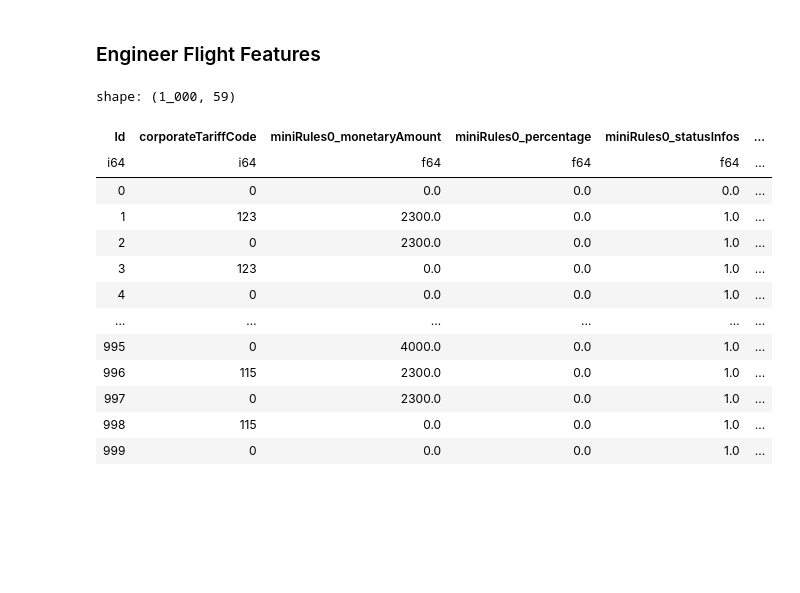
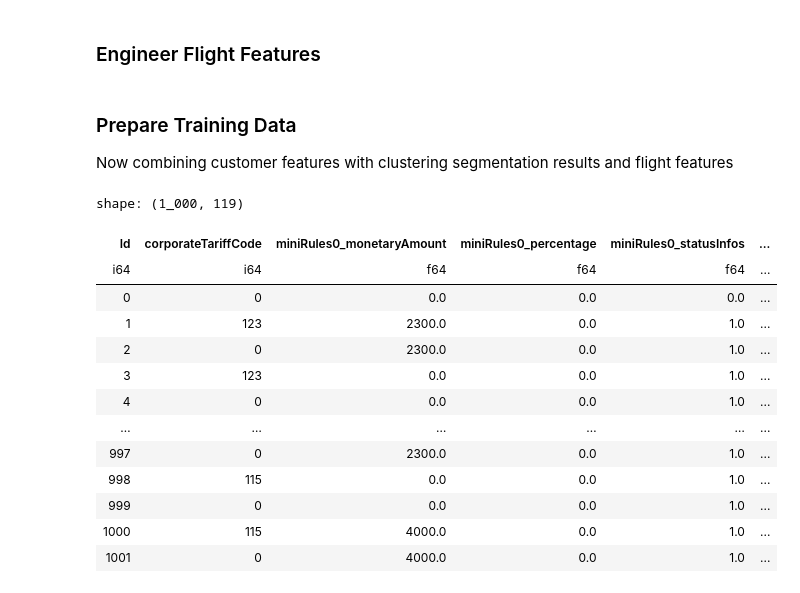
Before and after one commit to jfroggatt/aeroclub_recsys_2025, a Jupyter notebook: customer_approach.ipynb, the cells around one changed output. Drawn from its saved outputs; the diff is of its cells as text; code cells hidden in the pictures; blank space fills up the shorter version.

```diff
--- a/customer_approach.ipynb
+++ b/customer_approach.ipynb
@@ -692,0 +766,9 @@ def analyze_clusters(original_df, cluster_labels, outlier_indices=None):
+# %%
+# 5. Dimensionality reduction
+n_components = 30
+reducer = PCA(n_components=n_components, random_state=42)
+reduced_features = reducer.fit_transform(scaled_features)
+
+if hasattr(reducer, 'explained_variance_ratio_'):
+    total_variance = reducer.explained_variance_ratio_.sum()
+    print(f"PCA retained {total_variance:.3f} of total variance with {n_components} components")
@@ -941,19 +1057,57 @@ def extract_flight_features(df: pl.DataFrame) -> pl.DataFrame:
             .fill_null(0)
             )
 # %%
-extract_flight_features(data).head(1000)
+data = extract_flight_features(data)
-# %% [output]
-shape: (1_000, 59)
-| Id | corporateTariffCode | miniRules0_monetaryAmount | miniRules0_percentage | miniRules0_statusInfos | ... |
-| i64 | i64 | f64 | f64 | f64 | ... |
-| 0 | 0 | 0.0 | 0.0 | 0.0 | ... |
-| 1 | 123 | 2300.0 | 0.0 | 1.0 | ... |
-| 2 | 0 | 2300.0 | 0.0 | 1.0 | ... |
-| 3 | 123 | 0.0 | 0.0 | 1.0 | ... |
-| 4 | 0 | 0.0 | 0.0 | 1.0 | ... |
-| … | … | … | … | … | ... |
-| 995 | 0 | 4000.0 | 0.0 | 1.0 | ... |
-| 996 | 115 | 2300.0 | 0.0 | 1.0 | ... |
-| 997 | 0 | 2300.0 | 0.0 | 1.0 | ... |
-| 998 | 115 | 0.0 | 0.0 | 1.0 | ... |
-| 999 | 0 | 0.0 | 0.0 | 1.0 | ... |
+# %% [markdown]
+### Prepare Training Data
+
+Now combining customer features with clustering segmentation results and flight features
+# %%
+def prepare_training_data(cust_data, flight_features, cust_segments, outlier_indices=None):
+    # if outliers were removed for clustering, then remove them for training
+    if outlier_indices is not None and len(outlier_indices) > 0:
+        mask = ~pl.Series(range(len(cust_data))).is_in(outlier_indices)
+        cust_features = cust_data.filter(mask).lazy()
+    else:
+        cust_features = cust_data.lazy()
+
+    # Add the cluster labels to the customer features
+    cust_features = cust_features.with_columns([
+        pl.Series('customer_segment', cust_segments)
+    ])
+
+    # Join the customer features with the flight features, removing outlier profiles
+    flight_features = flight_features.lazy().join(cust_features, on='profileId', how='inner').drop(pl.col('profileId'))
+    flight_features = flight_features.with_columns([
+        (pl.col('is_daytime') * (1.0 - pl.col('night_flight_preference').fill_null(0.5))).alias('daytime_alignment'),
+        (pl.col('is_weekend') * pl.col('weekend_travel_rate').fill_null(0.5)).alias('weekend_alignment'),
+        (pl.col('price_rank_pct') * pl.col('price_position_preference').fill_null(0.5)).alias('price_preference_match'),
+        (pl.col('primary_carrier') == pl.col('most_common_carrier').fill_null('unknown')).cast(pl.Int8).alias('carrier_loyalty_match'),
+    ])
+
+    # Materialize the data
+    X = flight_features.collect()
+
+    # Get target label
+    y_true = X['selected'].to_numpy()
+
+    return X.drop(pl.col('selected')), y_true
+# %%
+data, y_true = prepare_training_data(cust_data, data, clustering_results['labels'], outlier_indices)
+# %%
+data.head(1000)
+# %% [output]
+shape: (1_000, 119)
+| Id | corporateTariffCode | miniRules0_monetaryAmount | miniRules0_percentage | miniRules0_statusInfos | ... |
+| i64 | i64 | f64 | f64 | f64 | ... |
+| 0 | 0 | 0.0 | 0.0 | 0.0 | ... |
+| 1 | 123 | 2300.0 | 0.0 | 1.0 | ... |
+| 2 | 0 | 2300.0 | 0.0 | 1.0 | ... |
+| 3 | 123 | 0.0 | 0.0 | 1.0 | ... |
+| 4 | 0 | 0.0 | 0.0 | 1.0 | ... |
+| … | … | … | … | … | ... |
+| 997 | 0 | 2300.0 | 0.0 | 1.0 | ... |
+| 998 | 115 | 0.0 | 0.0 | 1.0 | ... |
+| 999 | 0 | 0.0 | 0.0 | 1.0 | ... |
+| 1000 | 115 | 4000.0 | 0.0 | 1.0 | ... |
+| 1001 | 0 | 4000.0 | 0.0 | 1.0 | ... |
```
Also changed, not shown: parts of 21 cells of this notebook, 2 other files.
